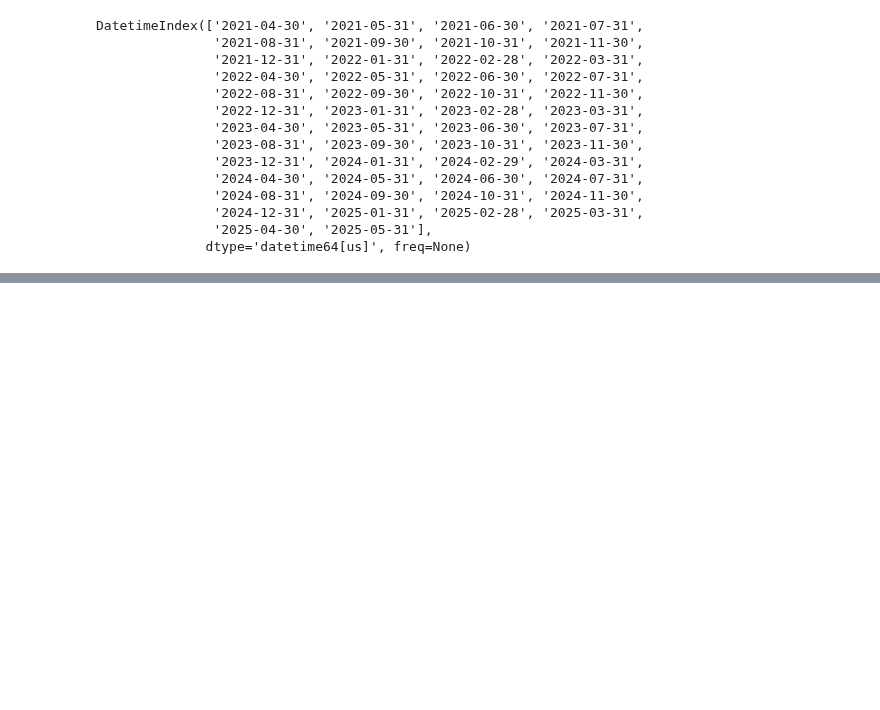
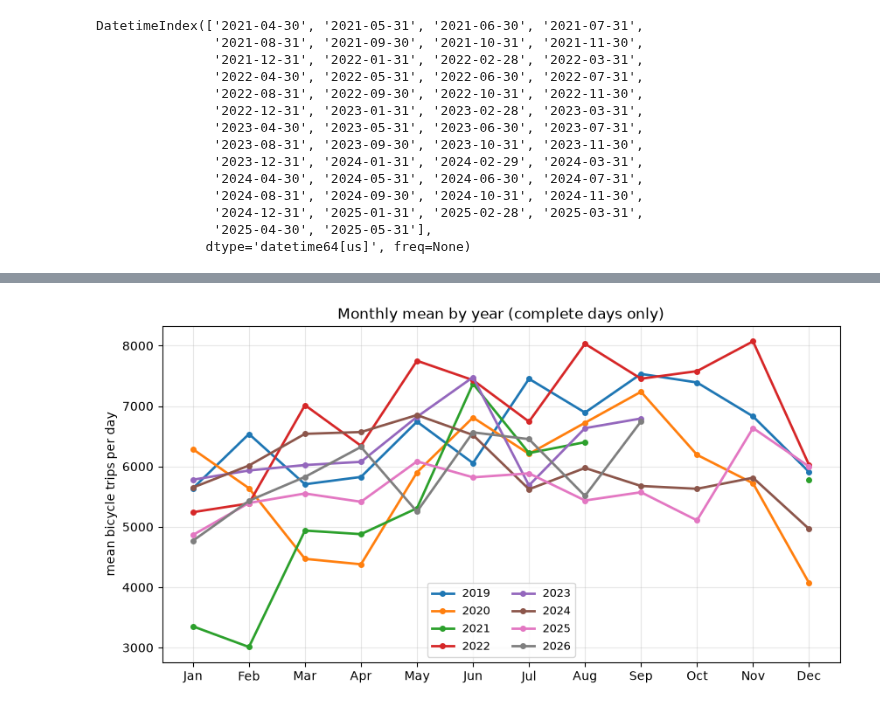
Before and after one commit to annikahackenberg/muenster-cycling-data, a Jupyter notebook: notebooks/01_explorative_analyse.ipynb, the cells around one changed output, grey strips where cells are left out. Saved outputs shown, nothing was run; the diff lists cells and outputs as text; code cells hidden in the pictures; blank space fills up the shorter version.

```diff
--- a/notebooks/01_explorative_analyse.ipynb
+++ b/notebooks/01_explorative_analyse.ipynb
@@ -123,0 +170,10 @@ plt.show()
+# %%
+MONTHS = ["Jan", "Feb", "Mar", "Apr", "May", "Jun", "Jul", "Aug", "Sep", "Oct", "Nov", "Dec"]
+MIN_DAYS_PER_MONTH = 15
+
+# Mean per year and month; months with fewer than 15 complete days become NaN,
+# otherwise a handful of days (e.g. 5 days in Sep 2021) would stand for a whole month
+grouped = complete["count"].groupby([complete.index.year, complete.index.month])
+monthly = grouped.mean().where(grouped.size() >= MIN_DAYS_PER_MONTH).unstack()
+monthly.index.name, monthly.columns.name = "year", "month"
+monthly.round(-1)
@@ -123,0 +191,15 @@ plt.show()
+# %%
+# One clearly distinct colour per year (matplotlib's tab10 palette)
+colors = dict(zip(monthly.index, plt.cm.tab10.colors))
+
+fig, ax = plt.subplots(figsize=(10, 5))
+for year, row in monthly.iterrows():
+    ax.plot(range(1, 13), row, color=colors[year], lw=2, marker="o", markersize=4, label=year)
+ax.set_xticks(range(1, 13), MONTHS)
+ax.set_ylabel("mean bicycle trips per day")
+ax.set_title("Monthly mean by year (complete days only)")
+ax.legend(ncol=2, fontsize=9)
+ax.grid(alpha=0.3)
+plt.show()
+# %% [output]
+[figure, added]
```
Also changed, not shown: parts of 31 cells of this notebook, 1 other file.
